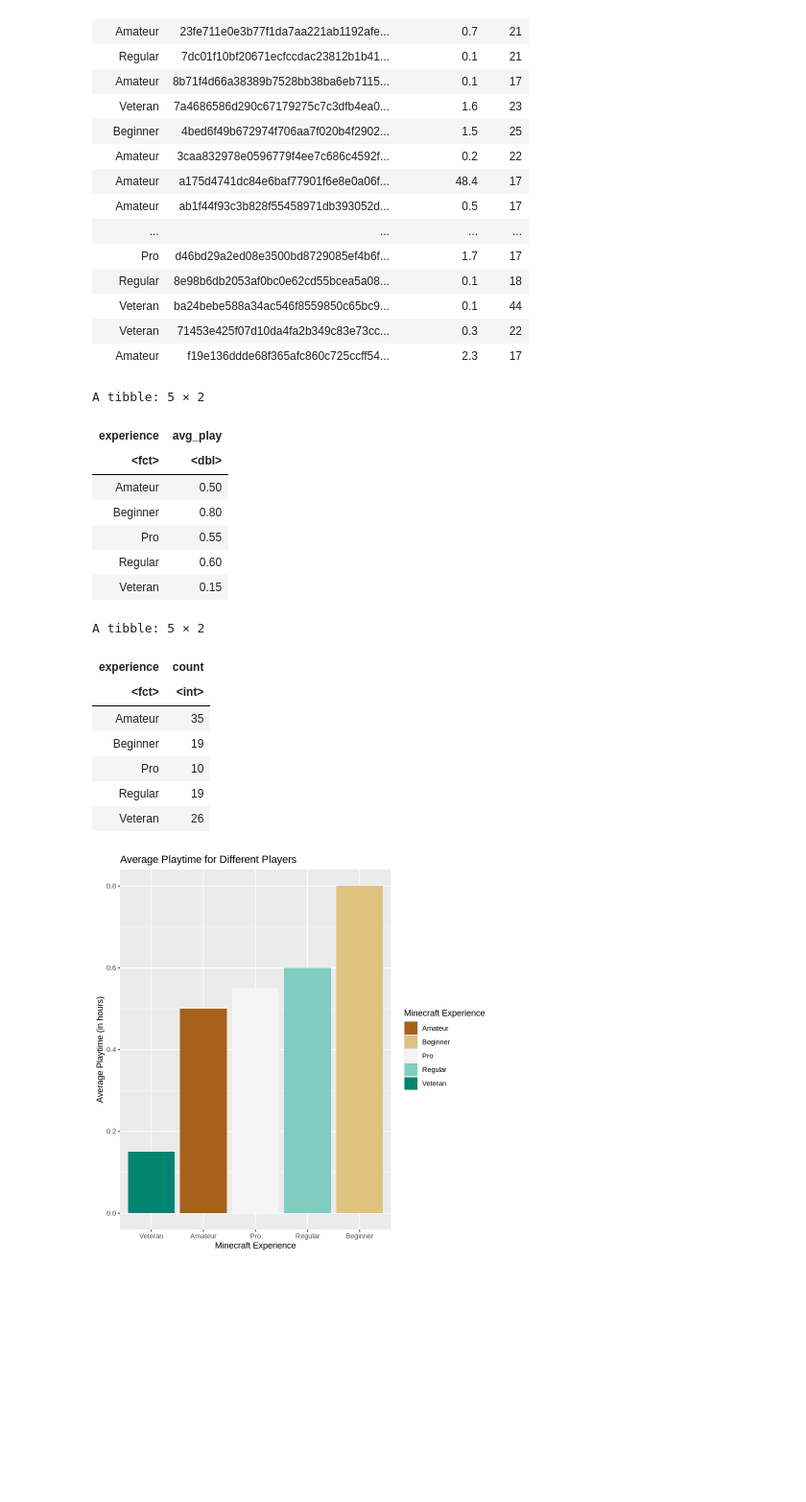
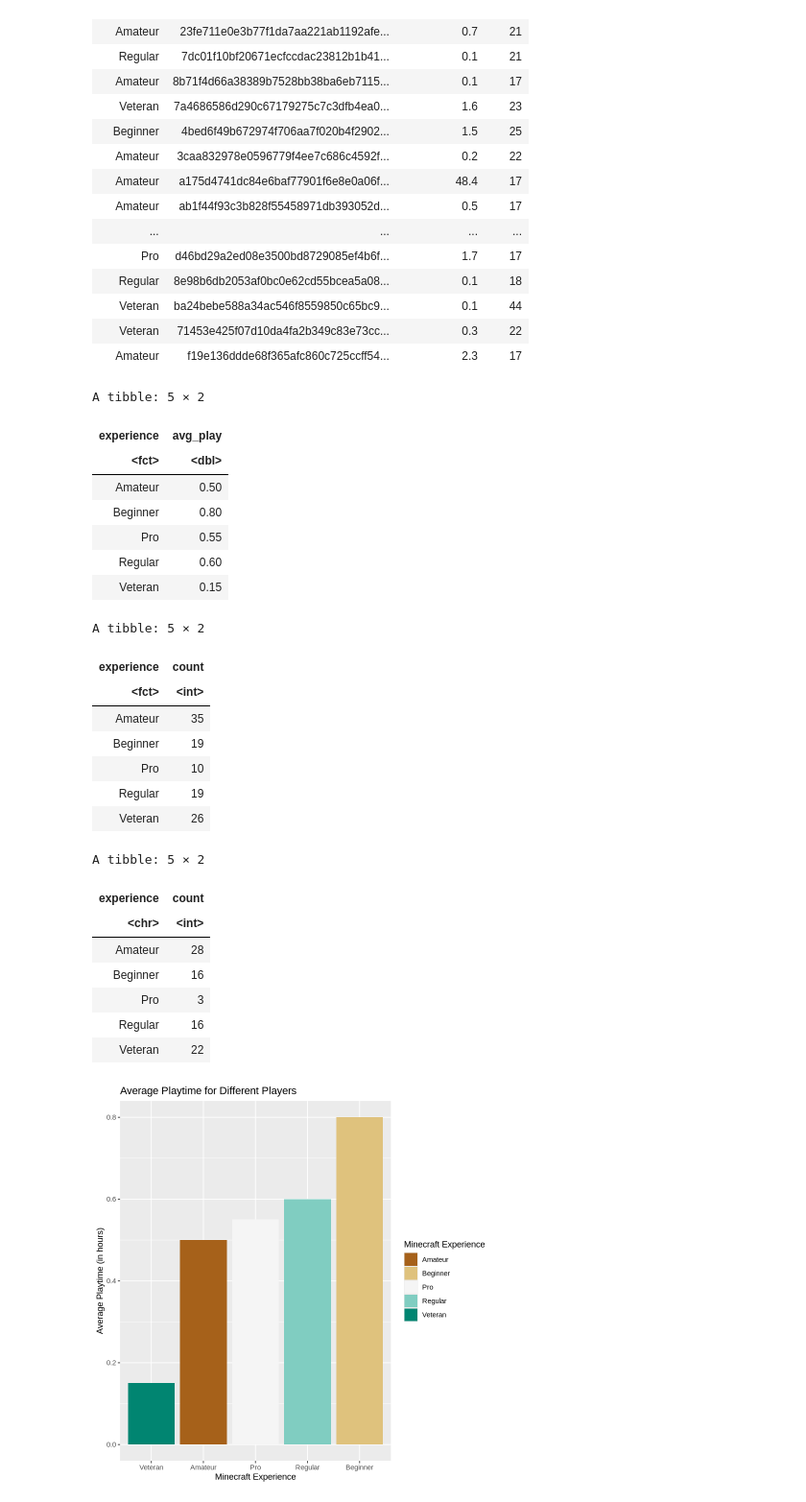
Before and after one commit to mastermagicka/dsci-100-minecraft-project, a Jupyter notebook: Minecraft.ipynb, the cells around one changed output. Shown at 96% size. Cells and saved outputs as stored; diff of their text form; code cells hidden in the pictures; blank space fills up the shorter version.

Commit message:
Count of Players with zero playtime and Introduction
Counted up the players with zero playtime and created an introduction.

```diff
--- a/Minecraft.ipynb
+++ b/Minecraft.ipynb
@@ -122,29 +117,42 @@ A tibble: 109 × 4
 # %%
 avg_playtime<- players_select|>
 group_by(experience)|>
 summarize(avg_play = median(played_hours))
 avg_playtime
 experience_count<- players_select|>
 group_by(experience)|>
 summarize(count = n())
 experience_count
+no_time_played<- filter(players, played_hours == 0.0)
+experience_count_none<- no_time_played|>
+group_by(experience)|>
+summarize(count = n())
+experience_count_none
 # %% [output]
 A tibble: 5 × 2
 | experience | avg_play |
 | <fct> | <dbl> |
 | Amateur | 0.50 |
 | Beginner | 0.80 |
 | Pro | 0.55 |
 | Regular | 0.60 |
 | Veteran | 0.15 |
 A tibble: 5 × 2
 | experience | count |
 | <fct> | <int> |
 | Amateur | 35 |
 | Beginner | 19 |
 | Pro | 10 |
 | Regular | 19 |
 | Veteran | 26 |
+A tibble: 5 × 2
+| experience | count |
+| <chr> | <int> |
+| Amateur | 28 |
+| Beginner | 16 |
+| Pro | 3 |
+| Regular | 16 |
+| Veteran | 22 |
 # %%
 experience_bar<- avg_playtime |>
 ggplot(aes(y = avg_play, x = fct_reorder(experience, avg_play), fill = experience))+
```
Also changed, not shown: parts of 8 cells of this notebook.
